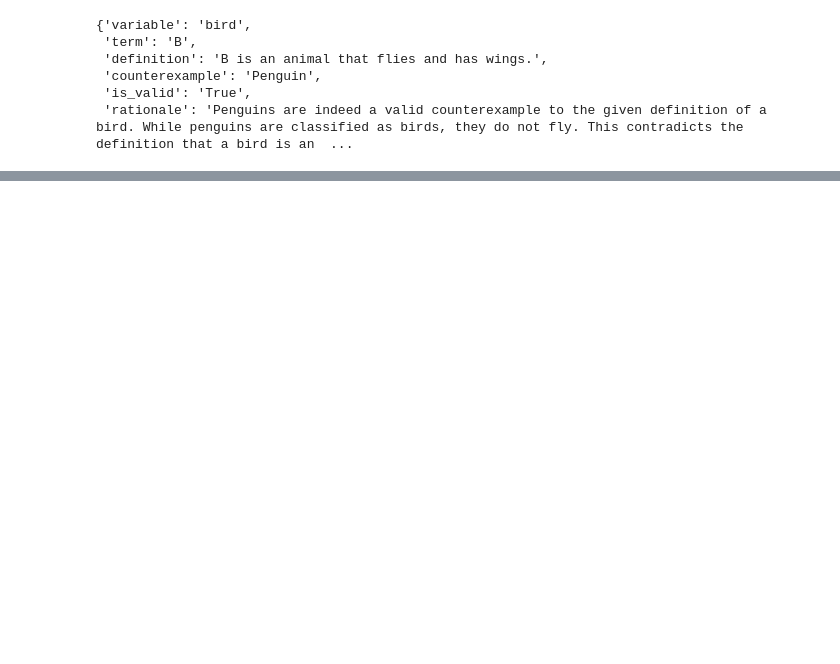
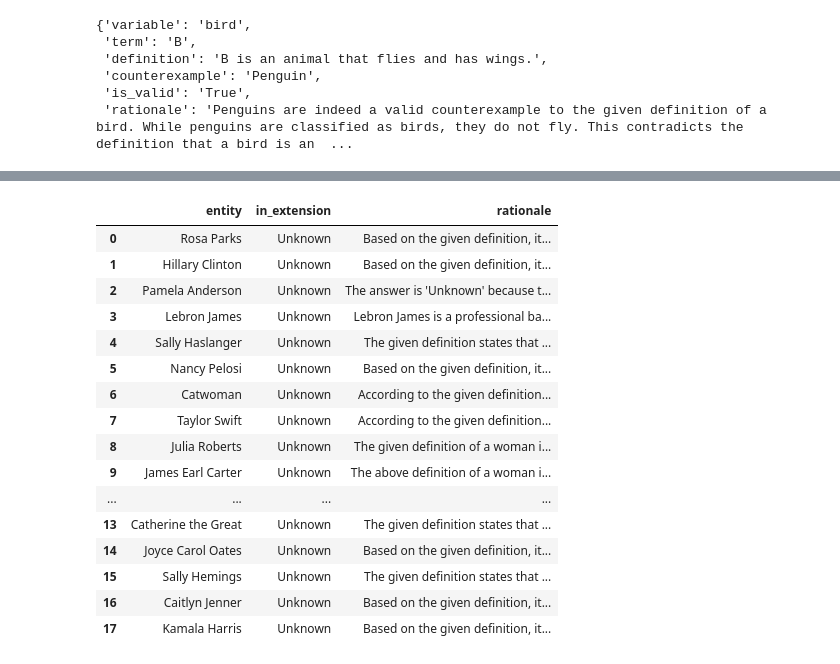
Before and after one commit to bradleypallen/conceptual-engineering-using-llms, a Jupyter notebook: cea_use_examples.ipynb, the cells around one changed output, grey strips where cells are left out. Drawn from its saved outputs; the diff is of its cells as text; code cells hidden in the pictures; blank space fills up the shorter version.

Commit message:
Commenting and trying new models

```diff
--- a/cea_use_examples.ipynb
+++ b/cea_use_examples.ipynb
@@ -149,3 +156,29 @@ df.style.set_properties(**{"text-align": "left", "overflow-wrap": "break-word"})
 | 15 | Sally Hemings | True | Sally Hemings was a woman who liv... |
 | 16 | Caitlyn Jenner | True | Caitlyn Jenner is considered a wo... |
 | 17 | Kamala Harris | True | Kamala Harris is a woman. She is ... |
+# %%
+cea_2 = ConceptualEngineeringAssistant(model_name="gpt-3.5-turbo", temperature=0.4)
+# %%
+df = DataFrame(
+    [ cea_2.classify_entity(woman, entity) for entity in collection ],
+    columns = [ 'entity' , 'in_extension', 'rationale' ]
+    )
+df.style.set_properties(**{"text-align": "left", "overflow-wrap": "break-word"})
+# %% [output]
+|  | entity | in_extension | rationale |
+| 0 | Rosa Parks | Unknown | Based on the given definition, it... |
+| 1 | Hillary Clinton | Unknown | Based on the given definition, it... |
+| 2 | Pamela Anderson | Unknown | The answer is 'Unknown' because t... |
+| 3 | Lebron James | Unknown | Lebron James is a professional ba... |
+| 4 | Sally Haslanger | Unknown | The given definition states that ... |
+| 5 | Nancy Pelosi | Unknown | Based on the given definition, it... |
+| 6 | Catwoman | Unknown | According to the given definition... |
+| 7 | Taylor Swift | Unknown | According to the given definition... |
+| 8 | Julia Roberts | Unknown | The given definition of a woman i... |
+| 9 | James Earl Carter | Unknown | The above definition of a woman i... |
+| ... | ... | ... | ... |
+| 13 | Catherine the Great | Unknown | The given definition states that ... |
+| 14 | Joyce Carol Oates | Unknown | Based on the given definition, it... |
+| 15 | Sally Hemings | Unknown | The given definition states that ... |
+| 16 | Caitlyn Jenner | Unknown | Based on the given definition, it... |
+| 17 | Kamala Harris | Unknown | Based on the given definition, it... |
```
Also changed, not shown: parts of 12 cells of this notebook, 2 other files.
